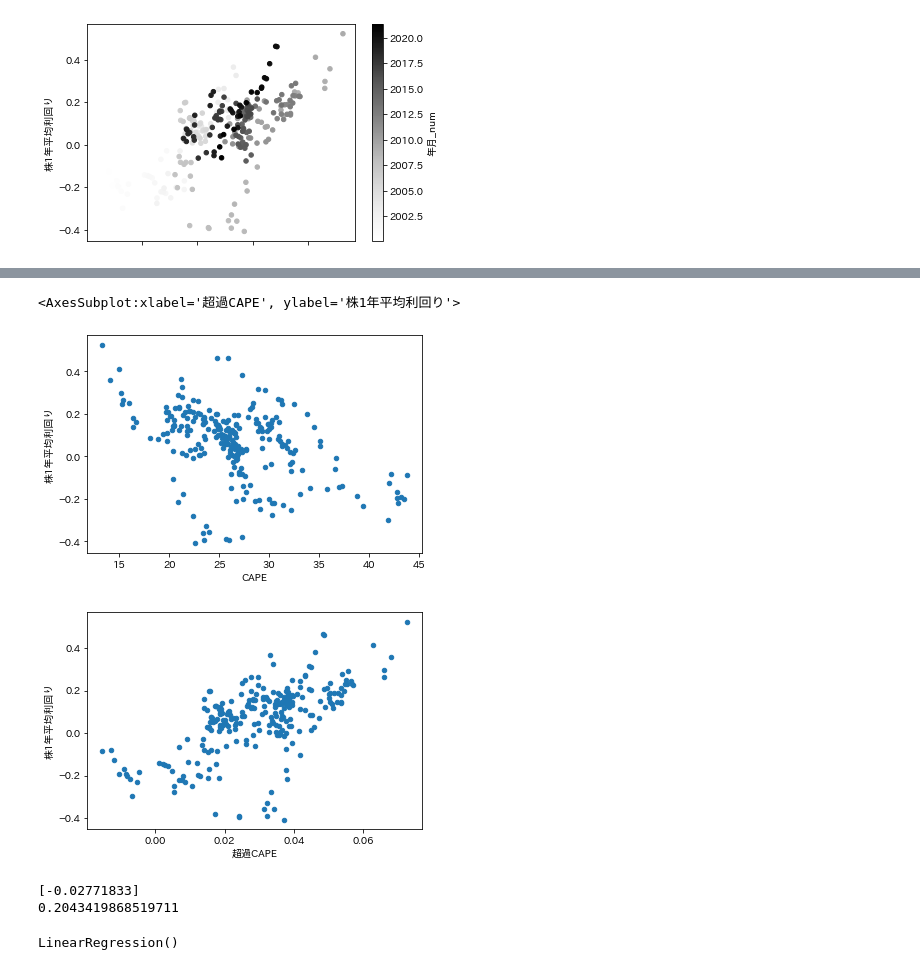
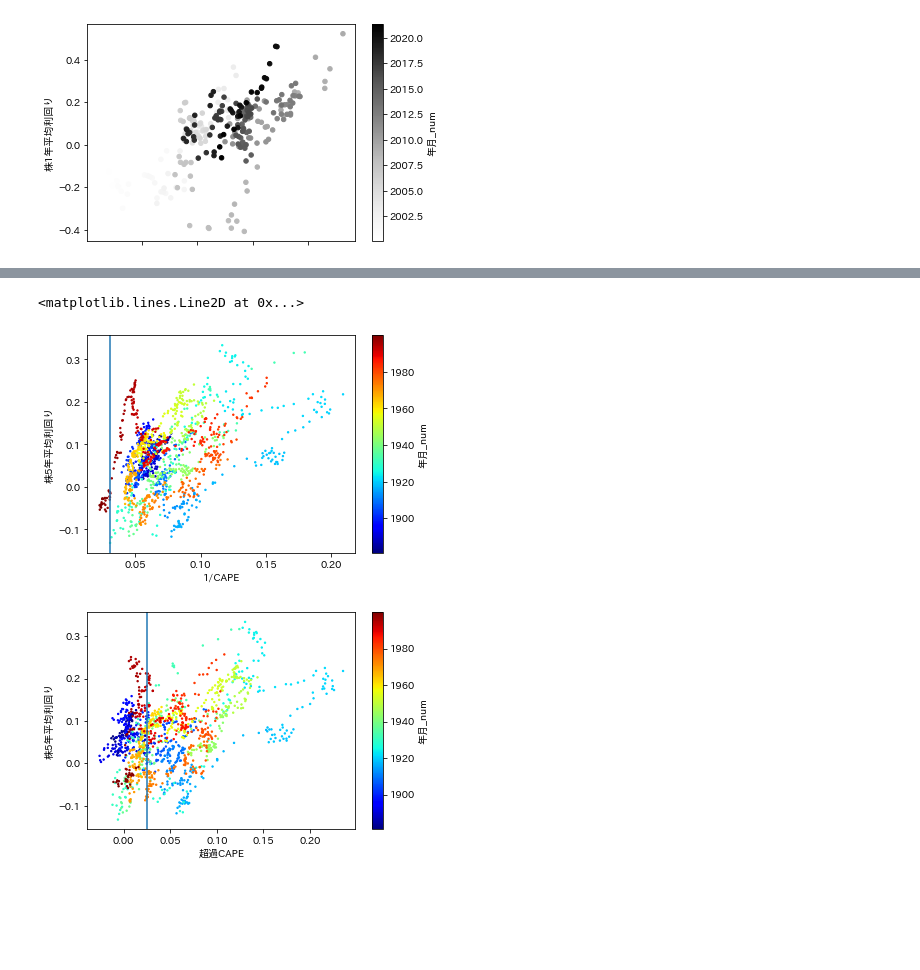
Before and after one commit to IntenF/cape_ratio_survey, a Jupyter notebook: notebook/20220528_CAPEレシオ調査.ipynb, the cells around one changed output, grey strips where cells are left out. Saved outputs shown, nothing was run; the diff lists cells and outputs as text; code cells hidden in the pictures; blank space fills up the shorter version.

```diff
--- a/notebook/20220528_CAPEレシオ調査.ipynb
+++ b/notebook/20220528_CAPEレシオ調査.ipynb
@@ -70,2 +78,2 @@ data_df = csv_df.rename(columns = rename_dict)
 # %%
-data_df['年月'] = pd.to_datetime(data_df['年月'], format='%Y.%m')
+data_df['年月'] = data_df['年月'].apply(str2dt) #pd.to_datetime(data_df['年月'], format='%Y.%m')
@@ -87,0 +80,2 @@ data_df
+# %%
+data_df.set_index('年月').sort_index().loc[dt.datetime(2020, 12, 1):]
@@ -92,6 +105,8 @@ for i in range(1, 41):
     f = data_df['物価調整後TR'].shift(-12*i)
     n = data_df['物価調整後TR']
     data_df[f'株{i}年平均利回り']= (f/n)**(1/i)-1
+# %%
+data_df['1/CAPE'] = 1/data_df['CAPE']
 # %%
 data_df.tail()
 # %% [output]
@@ -222,0 +221,2 @@ Name: 超過CAPE, Length: 1817, dtype: float64
+# %%
+data_df.set_index('年月').sort_index().loc[dt.datetime(1981,1,1):dt.datetime(1982,1,1), ['超過CAPE', '1/CAPE', '株1年平均利回り']]
@@ -223,8 +423,10 @@ Name: 超過CAPE, Length: 1817, dtype: float64
 # %%
-c = '株1年平均利回り'
-data_df.query('年月 >= "2000-01-01"').plot.scatter(x='CAPE', y=c)
-data_df.query('年月 >= "2000-01-01"').plot.scatter(x='超過CAPE', y=c)
+c = '株5年平均利回り'
+ax = data_df.query('年月 < "2000-01-01"').plot.scatter(x='1/CAPE', y=c, c='年月_num', s=2, cmap='jet', sharex=False)
+ax.axvline(data_df['1/CAPE'].iloc[-1])
+ax = data_df.query('年月 < "2000-01-01"').plot.scatter(x='超過CAPE', y=c, c='年月_num', s=2, cmap='jet', sharex=False)
+ax.axvline(data_df['超過CAPE'].iloc[-1])
 # %% [output]
-<AxesSubplot:xlabel='超過CAPE', ylabel='株1年平均利回り'>
+<matplotlib.lines.Line2D at 0x...>
-[figure, old version]
+[figure, new version]
-[figure, old version]
+[figure, new version]
@@ -234,13 +432,0 @@ x = np.log(data_df.loc[_f, ['CAPE']].values)
-# %%
-from sklearn.linear_model import LinearRegression
-model_lr = LinearRegression()
-model_lr.fit(x, y)
-print(model_lr.coef_)
-print(model_lr.intercept_)
-# %% [output]
-[-0.02771833]
-0.2043419868519711
-# %%
-model_lr.
-# %% [output]
-LinearRegression()
```
Also changed, not shown: parts of 31 cells of this notebook.
